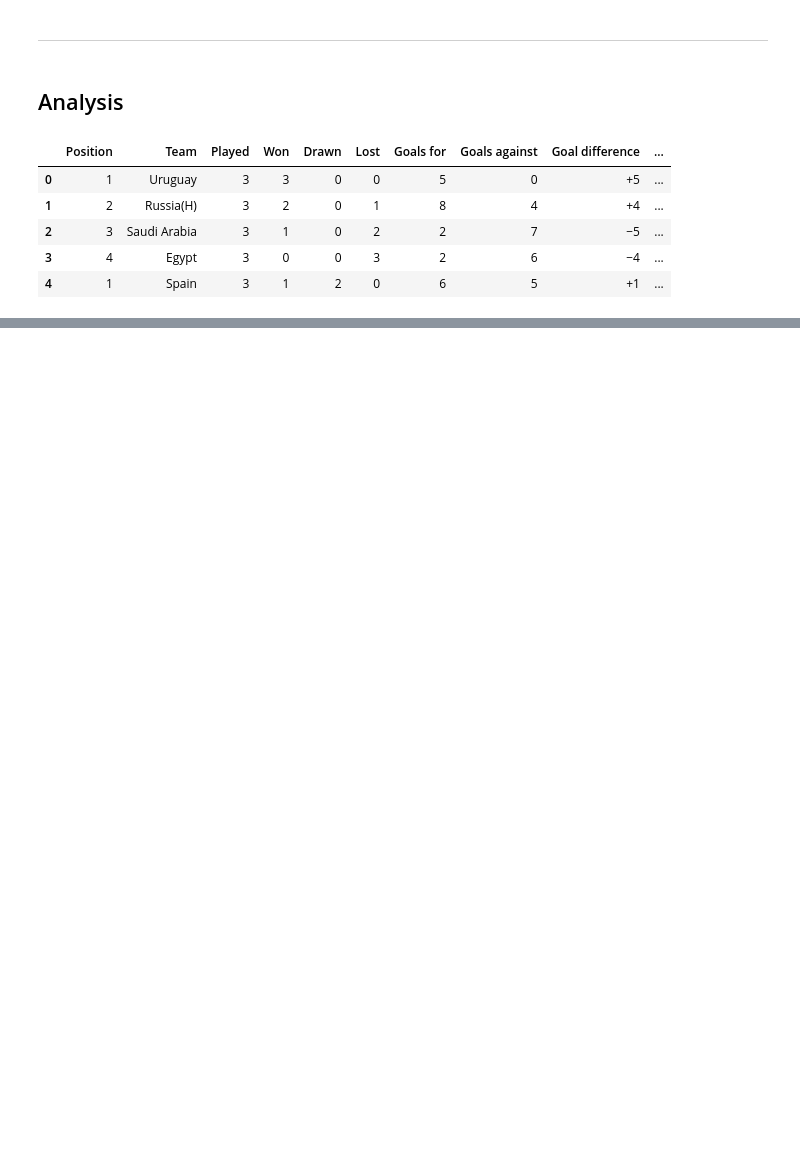
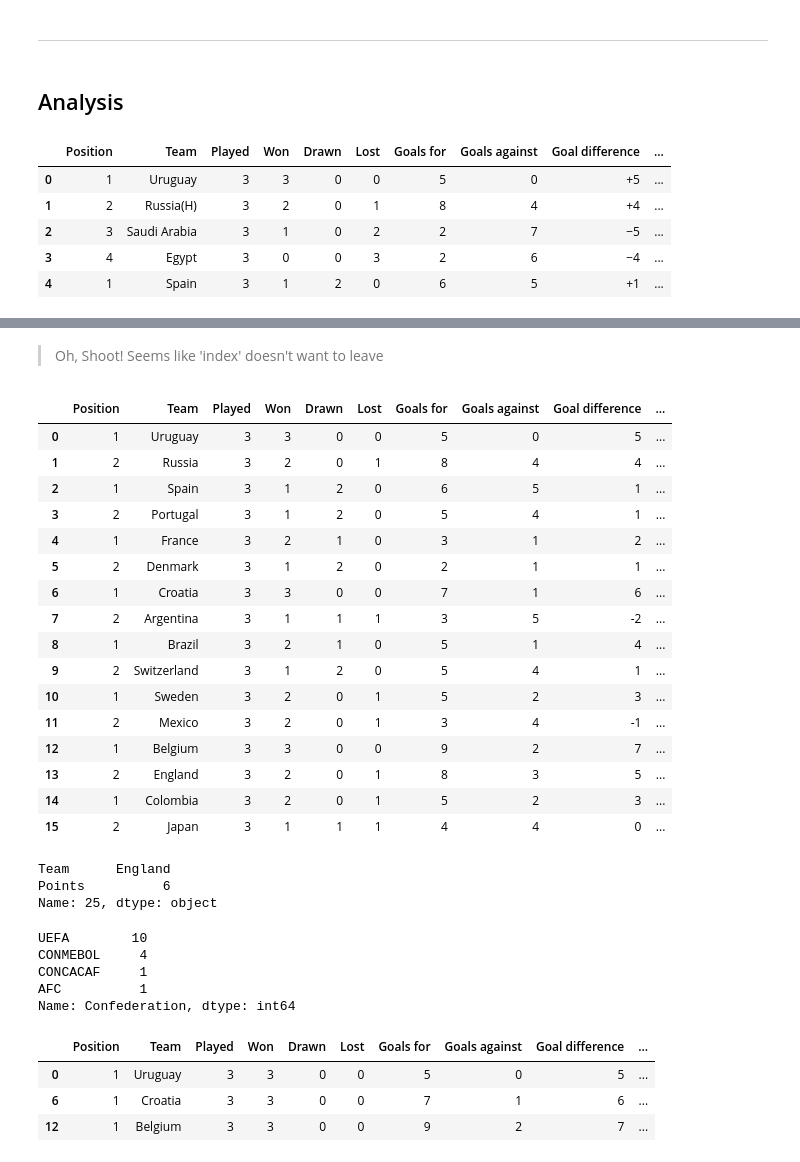
Before and after one commit to DSIG-NITC/Sesssion-1-Intro-to-data-science, a Jupyter notebook: Assignment1- Let's Football!.ipynb, the cells around one changed output, grey strips where cells are left out. Drawn from its saved outputs; the diff is of its cells as text; code cells hidden in the pictures; blank space fills up the shorter version.

```diff
--- a/Assignment1- Let's Football!.ipynb
+++ b/Assignment1- Let's Football!.ipynb
@@ -554,0 +904,6 @@ df.head()
+# %%
+#TODO: Reset the index of df_teams_round_16
+df_teams_round_16_new_index = df_teams_round_16.reset_index()
+df_teams_round_16_new_index.head()
+#TODO(Optional): Find out how to reset the index w/o assigning to a variable
+# df_teams_round_16.reset_index(inplace=True)
@@ -554,0 +917,45 @@ df.head()
+# %% [markdown]
+> Oh, Shoot! Seems like 'index' doesn't want to leave
+# %%
+# TODO: Remove the index column
+df_teams_round_16_go_back_index = df_teams_round_16_new_index.drop(columns='index')
+df_teams_round_16_go_back_index
+# %% [output]
+|  | Position | Team | Played | Won | Drawn | Lost | Goals for | Goals against | Goal difference | ... |
+| 0 | 1 | Uruguay | 3 | 3 | 0 | 0 | 5 | 0 | 5 | ... |
+| 1 | 2 | Russia | 3 | 2 | 0 | 1 | 8 | 4 | 4 | ... |
+| 2 | 1 | Spain | 3 | 1 | 2 | 0 | 6 | 5 | 1 | ... |
+| 3 | 2 | Portugal | 3 | 1 | 2 | 0 | 5 | 4 | 1 | ... |
+| 4 | 1 | France | 3 | 2 | 1 | 0 | 3 | 1 | 2 | ... |
+| 5 | 2 | Denmark | 3 | 1 | 2 | 0 | 2 | 1 | 1 | ... |
+| 6 | 1 | Croatia | 3 | 3 | 0 | 0 | 7 | 1 | 6 | ... |
+| 7 | 2 | Argentina | 3 | 1 | 1 | 1 | 3 | 5 | -2 | ... |
+| 8 | 1 | Brazil | 3 | 2 | 1 | 0 | 5 | 1 | 4 | ... |
+| 9 | 2 | Switzerland | 3 | 1 | 2 | 0 | 5 | 4 | 1 | ... |
+| 10 | 1 | Sweden | 3 | 2 | 0 | 1 | 5 | 2 | 3 | ... |
+| 11 | 2 | Mexico | 3 | 2 | 0 | 1 | 3 | 4 | -1 | ... |
+| 12 | 1 | Belgium | 3 | 3 | 0 | 0 | 9 | 2 | 7 | ... |
+| 13 | 2 | England | 3 | 2 | 0 | 1 | 8 | 3 | 5 | ... |
+| 14 | 1 | Colombia | 3 | 2 | 0 | 1 | 5 | 2 | 3 | ... |
+| 15 | 2 | Japan | 3 | 1 | 1 | 1 | 4 | 4 | 0 | ... |
+# %%
+# TODO: Find the name and points of the team that qualified with the least 'Points'
+lucky_team_round_16_index = df_teams_round_16['Points'].idxmin()
+lucky_team_round_16_name = df_teams_round_16.iloc[lucky_team_round_16_index][['Team', 'Points']]
+lucky_team_round_16_name
+
+#TODO(Optional): You might have found out there is more than one team with the lowest
+# qualification points. Write a function to select all those teams rather than only the first one
+# %% [output]
+Team      England
+Points          6
+Name: 25, dtype: object
+# %%
+# TODO: Find which confederation had the most qualifying teams
+df_teams_round_16['Confederation'].value_counts()
+# %% [output]
+UEFA        10
+CONMEBOL     4
+CONCACAF     1
+AFC          1
+Name: Confederation, dtype: int64
@@ -554,0 +964,9 @@ df.head()
+# %%
+# TODO: Find teams that won all the 3 games they played
+df_teams_on_a_roll = df_teams_round_16_go_back_index[df_teams_round_16_go_back_index['Won'] == 3]
+df_teams_on_a_roll
+# %% [output]
+|  | Position | Team | Played | Won | Drawn | Lost | Goals for | Goals against | Goal difference | ... |
+| 0 | 1 | Uruguay | 3 | 3 | 0 | 0 | 5 | 0 | 5 | ... |
+| 6 | 1 | Croatia | 3 | 3 | 0 | 0 | 7 | 1 | 6 | ... |
+| 12 | 1 | Belgium | 3 | 3 | 0 | 0 | 9 | 2 | 7 | ... |
```
Also changed, not shown: parts of 45 cells of this notebook.
